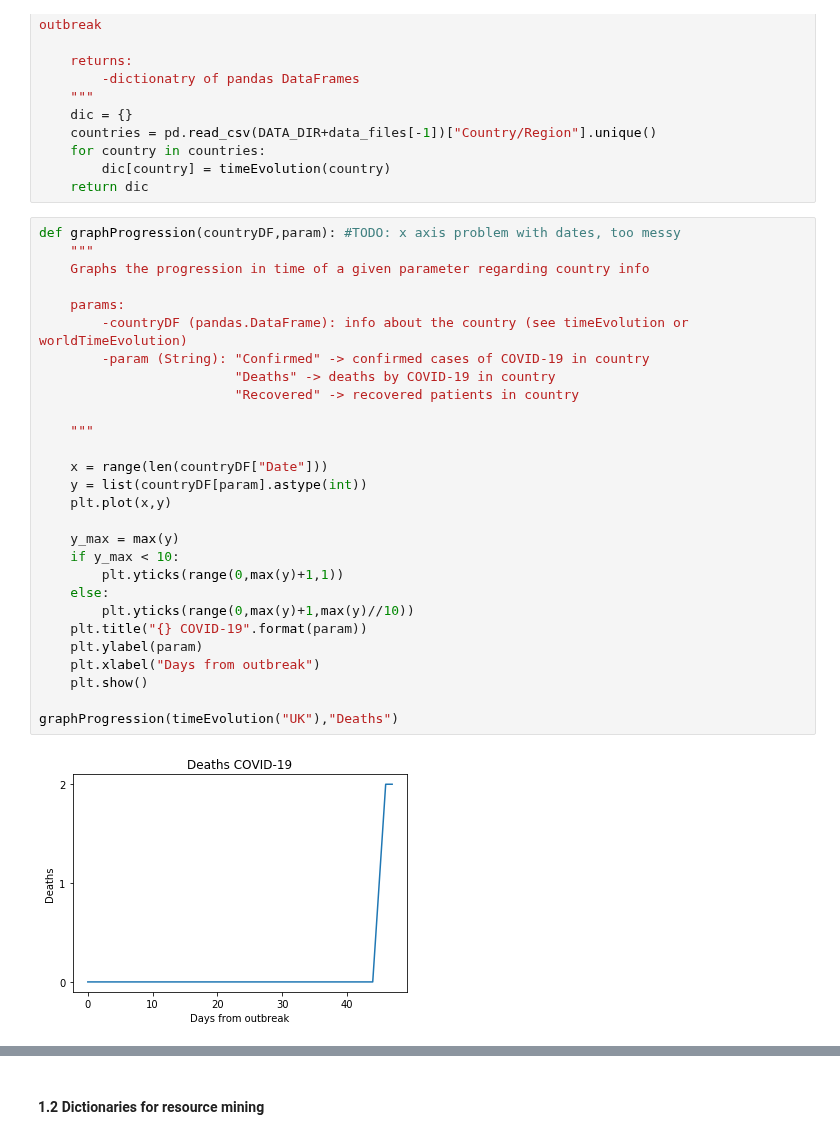
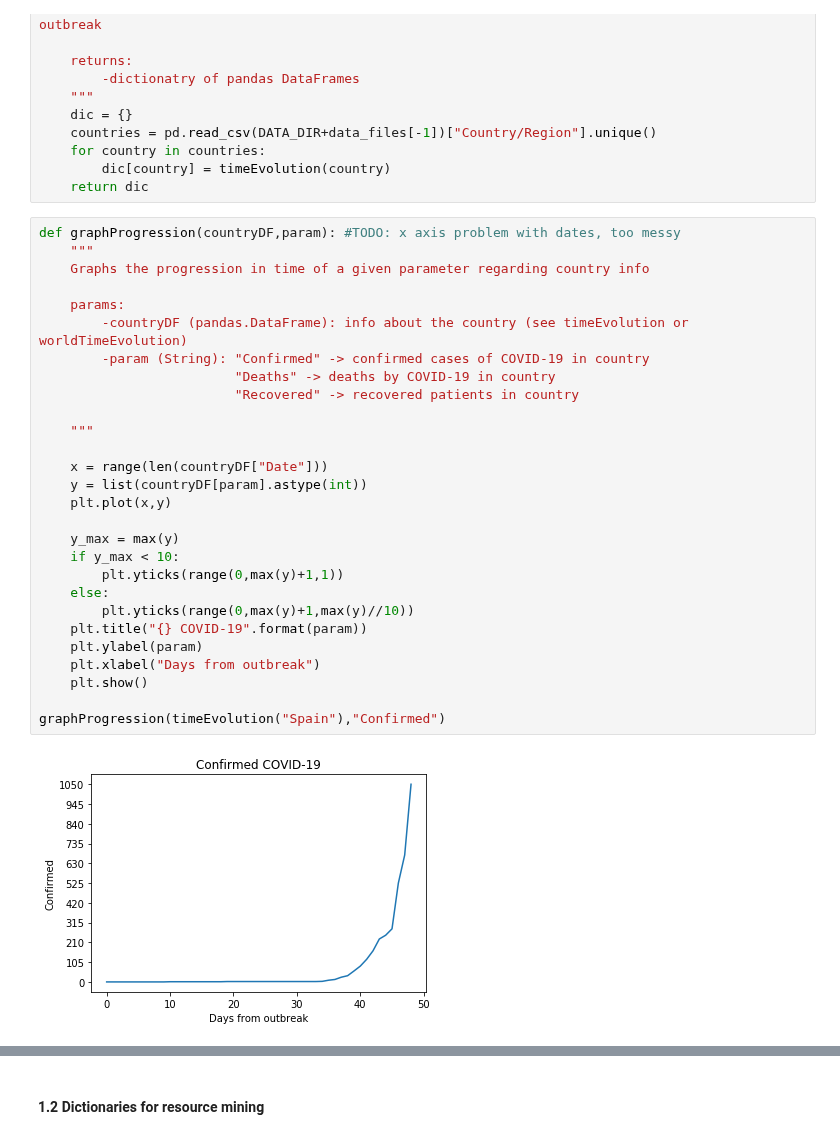
Before and after one commit to DanielGuzmanOlivares/COVID-19, a Jupyter notebook: COVID-19.ipynb, the cells around one changed output, grey strips where cells are left out. Saved outputs shown, nothing was run; the diff lists cells and outputs as text.

```diff
--- a/COVID-19.ipynb
+++ b/COVID-19.ipynb
@@ -81,33 +81,33 @@ def worldTimeEvolution(): #about 20s
 # %%
 def graphProgression(countryDF,param): #TODO: x axis problem with dates, too messy
     """
     Graphs the progression in time of a given parameter regarding country info
 
     params:
         -countryDF (pandas.DataFrame): info about the country (see timeEvolution or worldTimeEvolution)
         -param (String): "Confirmed" -> confirmed cases of COVID-19 in country
                          "Deaths" -> deaths by COVID-19 in country
                          "Recovered" -> recovered patients in country
 
     """
 
     x = range(len(countryDF["Date"]))
     y = list(countryDF[param].astype(int))
     plt.plot(x,y)
 
     y_max = max(y)
     if y_max < 10:
         plt.yticks(range(0,max(y)+1,1))
     else:
         plt.yticks(range(0,max(y)+1,max(y)//10))
     plt.title("{} COVID-19".format(param))
     plt.ylabel(param)
     plt.xlabel("Days from outbreak")
     plt.show()
 
-graphProgression(timeEvolution("UK"),"Deaths")
+graphProgression(timeEvolution("Spain"),"Confirmed")
 # %% [output]
-[figure, old version]
+[figure, new version]
 # %%
 def realTimeEvolution():
     """
```
Also changed, not shown: parts of 4 cells of this notebook, 1 other file.
